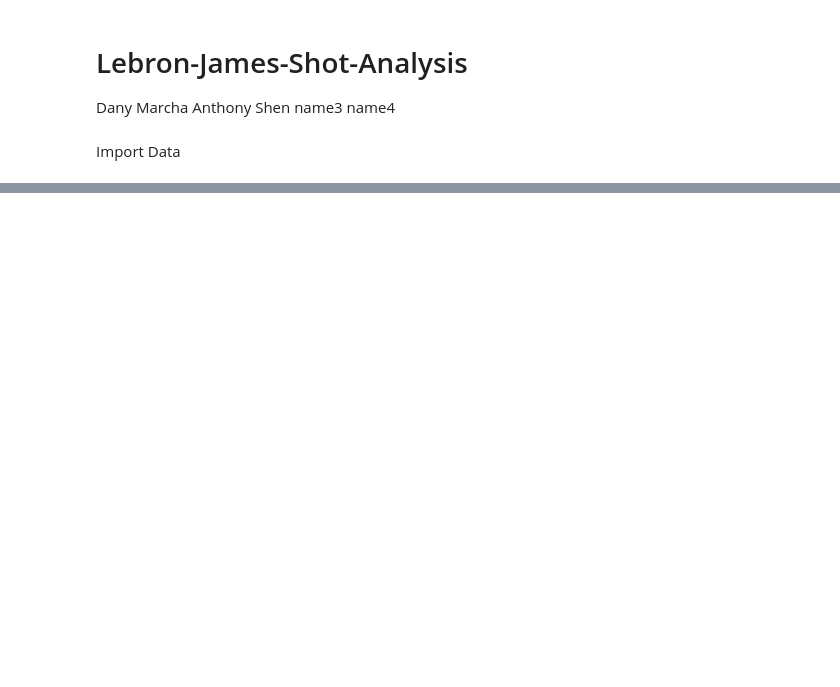
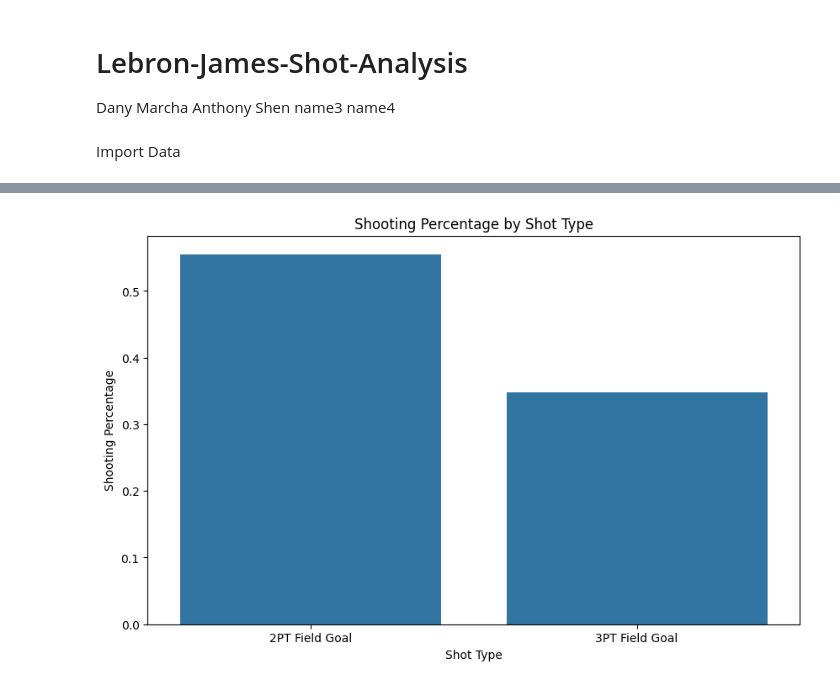
Before and after one commit to ant-shen/Lebron-James-Shot-Analysis, a Jupyter notebook: main.ipynb, the cells around one changed output, grey strips where cells are left out. Drawn from its saved outputs; the diff is of its cells as text; code cells hidden in the pictures; blank space fills up the shorter version.

```diff
--- a/main.ipynb
+++ b/main.ipynb
@@ -44,0 +101,10 @@ Descriptive Statistics: Calculate mean, median, and mode for various quantitativ
+# %%
+# Visualize shooting percentage by shot type
+plt.figure(figsize=(10, 6))
+sns.barplot(data=shot_type_percentage, x='SHOT_TYPE', y='SHOOTING_PERCENTAGE')
+plt.title('Shooting Percentage by Shot Type')
+plt.xlabel('Shot Type')
+plt.ylabel('Shooting Percentage')
+plt.show()
+# %% [output]
+[figure, added]
```
Also changed, not shown: parts of 11 cells of this notebook.
